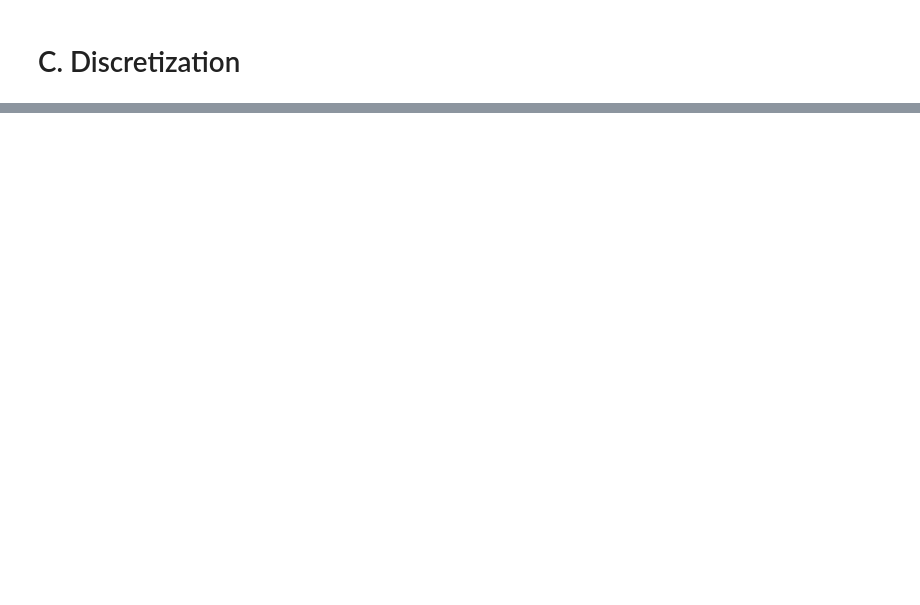
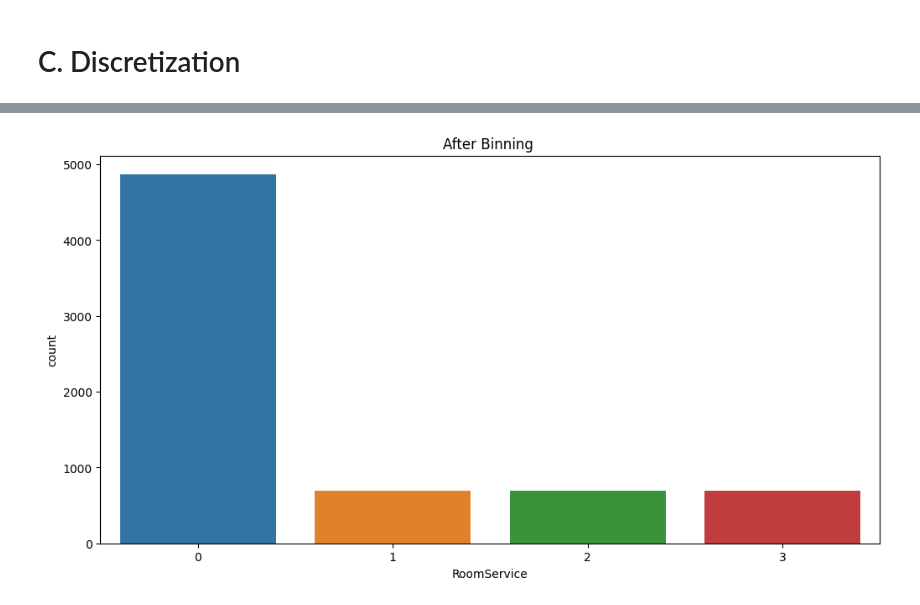
Before and after one commit to therealmai/Intelligent_Systems, a Jupyter notebook: Programming_Exercises/5_Non-Linear Transformations, Categorical Encoding, and Discretization/template.ipynb, the cells around one changed output, grey strips where cells are left out. Drawn from its saved outputs; the diff is of its cells as text; code cells hidden in the pictures; blank space fills up the shorter version.

```diff
--- a/Programming_Exercises/5_Non-Linear Transformations, Categorical Encoding, and Discretization/template.ipynb
+++ b/Programming_Exercises/5_Non-Linear Transformations, Categorical Encoding, and Discretization/template.ipynb
@@ -59,2 +79,5 @@ df.head()
 # %% [markdown]
 # C. Discretization
+# %%
+df =  pd.read_csv('3_train.csv')
+df.head()
@@ -60,0 +91,24 @@ df.head()
+# %%
+continuous_variables = ['RoomService', 'FoodCourt', 'ShoppingMall', 'Spa', 'VRDeck', 'Transported']
+df = df[continuous_variables]
+
+X = df.drop('Transported', axis=1)
+y = df['Transported']
+# %%
+X_train, X_test, y_train, y_test = train_test_split(X, y, test_size=0.2, random_state=0)
+X_train.fillna(X_train.median(),inplace=True)
+X_test.fillna(X_train.median(),inplace=True)
+# %%
+vars = continuous_variables.copy()
+vars.pop()
+equal_frequency_discretizer = EqualFrequencyDiscretiser(q=10, variables=vars)
+
+X_train = equal_frequency_discretizer.fit_transform(X_train)
+X_test = equal_frequency_discretizer.fit_transform(X_test)
+# %%
+plt.figure(figsize=(12,6))
+sns.countplot(x=X_train['RoomService'])
+plt.title("After Binning ")
+plt.show()
+# %% [output]
+[figure, added]
```
Also changed, not shown: parts of 5 cells of this notebook.
